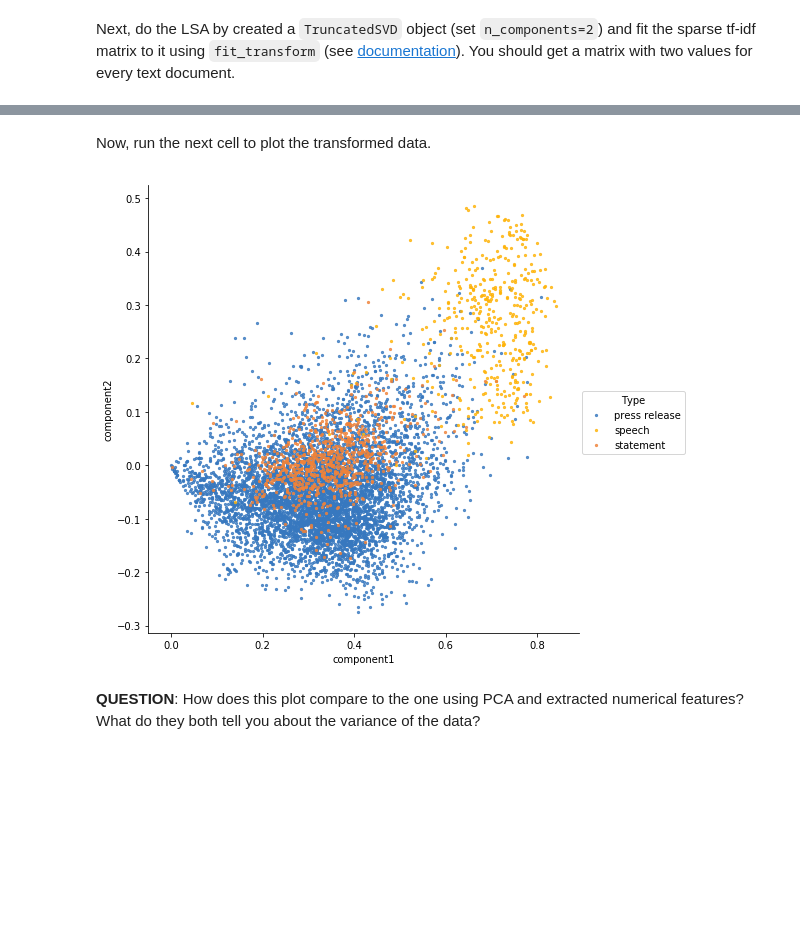
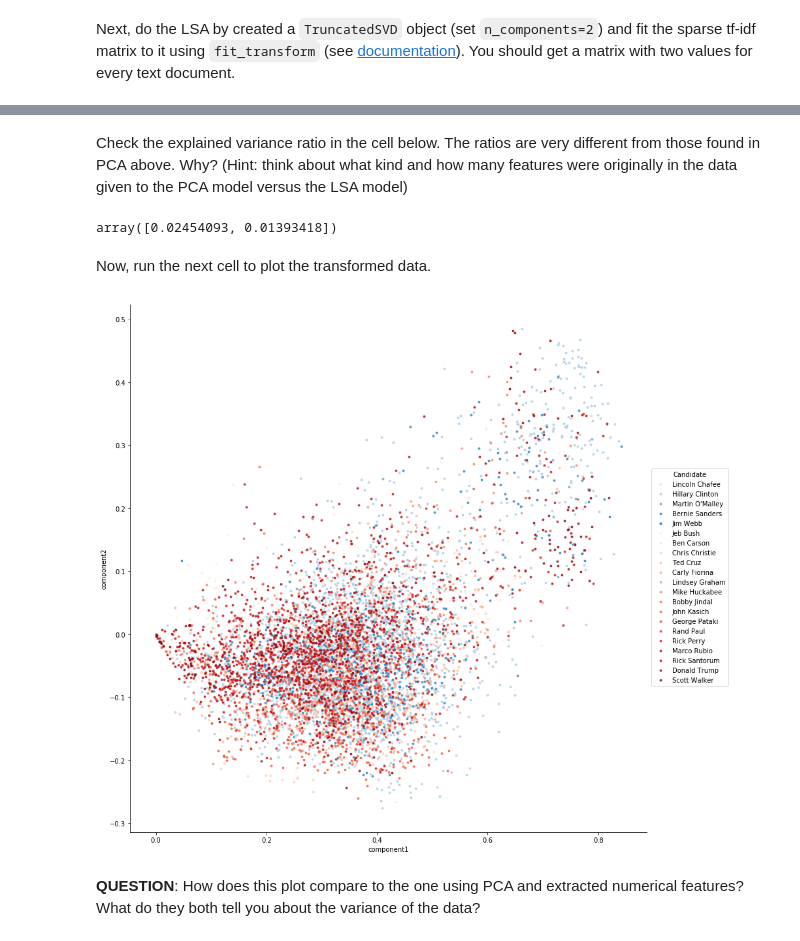
Before and after one commit to ds-modules/LEGALST-190, a Jupyter notebook: labs/3-22/3-22_EDA_Solutions.ipynb, the cells around one changed output, grey strips where cells are left out. Cells and saved outputs as stored; diff of their text form; code cells hidden in the pictures; blank space fills up the shorter version.

Commit message:
changed pca to focus on candidate type. added expl var ratios

```diff
--- a/labs/3-22/3-22_EDA_Solutions.ipynb
+++ b/labs/3-22/3-22_EDA_Solutions.ipynb
@@ -314,8 +332,8 @@ Let's explore variation between *different kinds of texts*: press releases, spee
 # select only the columns with int or float values
 X = campaign.iloc[:, 9:].drop('datetime', axis=1)
 
-# select the column with the type classification
-y = campaign['Type']
+# select the column with the candidate names
+y = campaign['Candidate']
 # %% [markdown]
 Next, we want to standardize X so that all the features have the same scale (i.e. have an average value of 0 and a standard deviation of 1). Do this by creating a `StandardScaler()`, then run its `fit_transform` method on `X`. You should recognize the syntax from other scikit-learn models.
 # %%
@@ -348,0 +388,20 @@ Y_pca = pca.fit_transform(X_std)
+# %%
+# separate candidates by party and pair each candidate with a shade of their party color
+dems = zip(campaign[campaign.Party=='D'].Candidate.unique(), sns.color_palette('Blues', 5).as_hex())
+gops = zip(campaign[campaign.Party=='R'].Candidate.unique(), sns.color_palette('Reds', 16).as_hex())
+
+# collect the candidate-color pairs in a dictionary
+candidate_colors = {}
+
+for dem, color in dems:
+    candidate_colors[dem] = color
+
+for gop, color in gops:
+    candidate_colors[gop] = color
+
+# create the ordered color palette
+colors = candidate_colors.values()
+
+# show the candidates and palette
+print(candidate_colors.keys())
+sns.palplot(colors)
@@ -381,15 +455,21 @@ Y_lsa = lsa.fit_transform(X)
+# %% [markdown]
+Check the explained variance ratio in the cell below. The ratios are very different from those found in PCA above. Why? (Hint: think about what kind and how many features were originally in the data given to the PCA model versus the LSA model)
+# %%
+lsa.explained_variance_ratio_
+# %% [output]
+array([0.02454093, 0.01393418])
 # %% [markdown]
 Now, run the next cell to plot the transformed data.
 # %%
 # put components in a data frame
 lsa_components = pd.DataFrame({'component1': Y_lsa[:, 0],
                           'component2': Y_lsa[:, 1],
-                          'Type': y})
+                          'Candidate': y})
 # plot
-sns.lmplot(x = 'component1', y = 'component2', data = lsa_components, hue='Type', legend=True, fit_reg=False,
-           hue_order=['press release', 'speech', 'statement'], palette=colors, scatter_kws={'s':5}, size=7);
+sns.lmplot(x = 'component1', y = 'component2', data = lsa_components, hue='Candidate', legend=True, fit_reg=False,
+           hue_order=candidate_colors.keys(), palette=candidate_colors.values(), scatter_kws={'s':8}, size=12);
 # %% [output]
-[figure, old version]
+[figure, new version]
 # %% [markdown]
 **QUESTION**: How does this plot compare to the one using PCA and extracted numerical features? What do they both tell you about the variance of the data?
 # %% [markdown]
```
Also changed, not shown: parts of 22 cells of this notebook, 1 other file.
